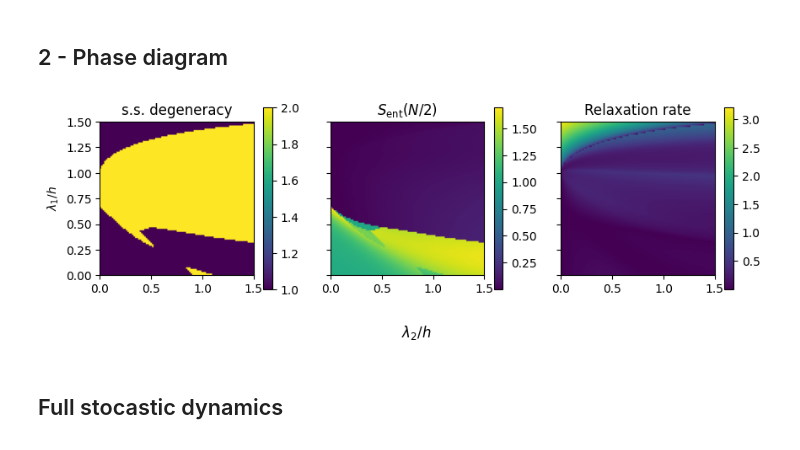
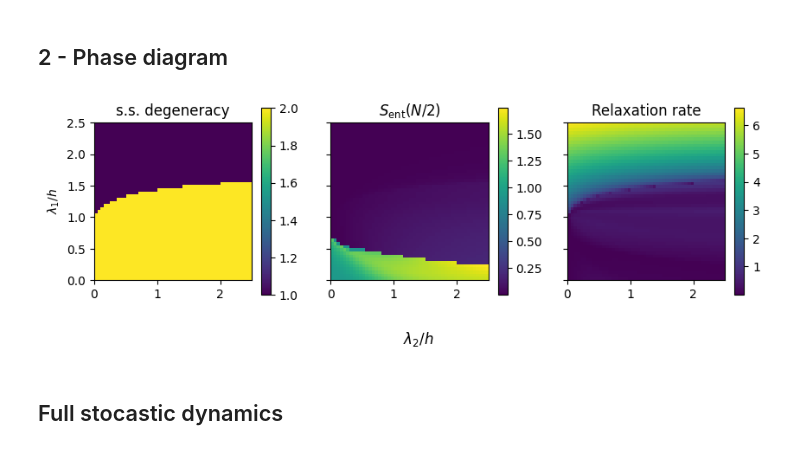
Before and after one commit to mwauters92/Non-hermitian-design, a Jupyter notebook: main.ipynb, the cells around one changed output. Drawn from its saved outputs; the diff is of its cells as text; code cells hidden in the pictures.

```diff
--- a/main.ipynb
+++ b/main.ipynb
@@ -313,11 +314,11 @@ fig.savefig('N{N}_separable.pdf',bbox_inches='tight')
 # %% [markdown]
 ## 2 - Phase diagram
 # %%
-N = 6
+N = 7
 h=1
-ns=100
-lambda1_list=np.linspace(0.01,1.5,ns)
-lambda2_list=np.linspace(0.01,1.5,ns)
+ns=50
+lambda1_list=np.linspace(0.01,2.5,ns)
+lambda2_list=np.linspace(0.01,2.5,ns)
 gs_multiplicity = []
 gs_entropy = []
 gs_gap =[]
@@ -335,22 +336,22 @@ for lam1 in lambda1_list:
 # %%
 fig, ax = plt.subplots(ncols=3,sharex=True, sharey=True)
 fig.set_size_inches([10,3.5])
 fig.supxlabel(r'$\lambda_2/h$')
 ax[0].set_ylabel(r'$\lambda_1/h$')
-im=ax[0].imshow(np.array(gs_multiplicity).reshape([ns,ns]),origin='lower', extent=[0,1.5,0,1.5])
+im=ax[0].imshow(np.array(gs_multiplicity).reshape([ns,ns]),origin='lower', extent=[0,2.5,0,2.5])
 fig.colorbar(im,ax=ax[0],shrink=0.8)
 ax[0].set_title('s.s. degeneracy')
-im=ax[1].imshow(np.array(gs_entropy).reshape([ns,ns])/np.log(2),origin='lower', extent=[0,1.5,0,1.5])
+im=ax[1].imshow(np.array(gs_entropy).reshape([ns,ns])/np.log(2),origin='lower', extent=[0,2.5,0,2.5])
 fig.colorbar(im,ax=ax[1],shrink=0.8)
 ax[1].set_title(r'$S_{\rm ent}(N/2)$')
 
-im=ax[2].imshow((np.array(gs_gap)).reshape([ns,ns])/np.log(2),origin='lower', extent=[0,1.5,0,1.5])
+im=ax[2].imshow((np.array(gs_gap)).reshape([ns,ns])/np.log(2),origin='lower', extent=[0,2.5,0,2.5])
 fig.colorbar(im,ax=ax[2],shrink=0.8)
 ax[2].set_title(r'Relaxation rate')
 
 fig.savefig(f'phase_diagram_N{N}.pdf',bbox_inches='tight')
 # %% [output]
-[figure, old version]
+[figure, new version]
 # %% [markdown]
 ## Full stocastic dynamics
 # %%
```
Also changed, not shown: parts of 1 cell of this notebook, 1 other file.
